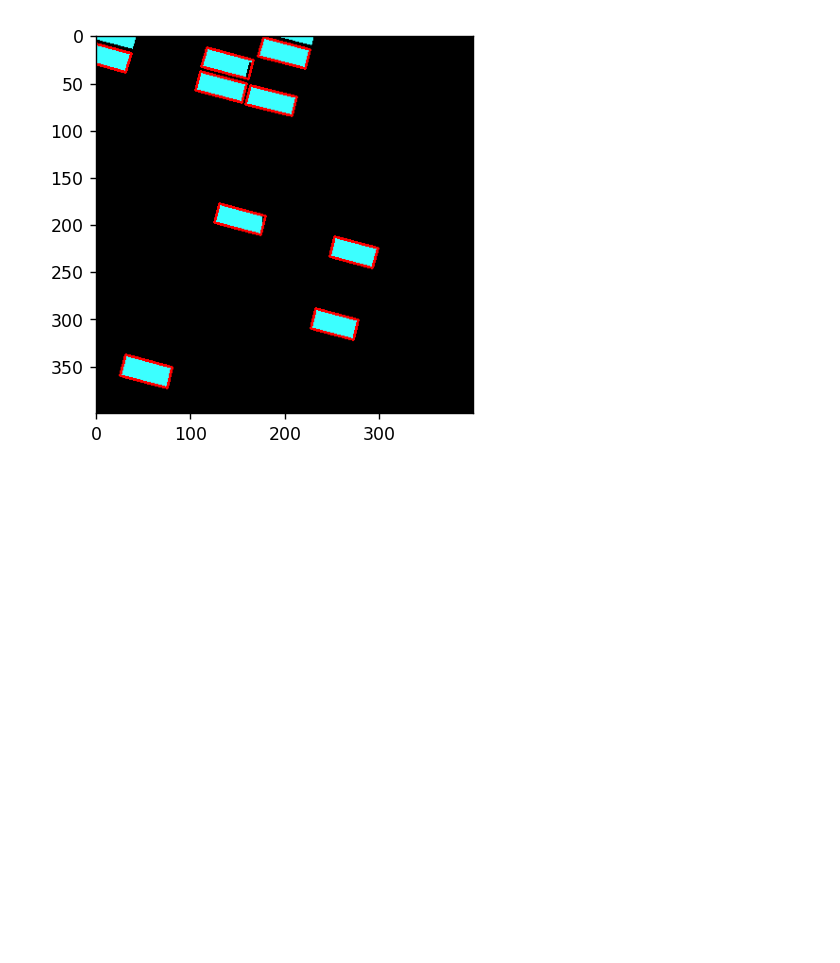
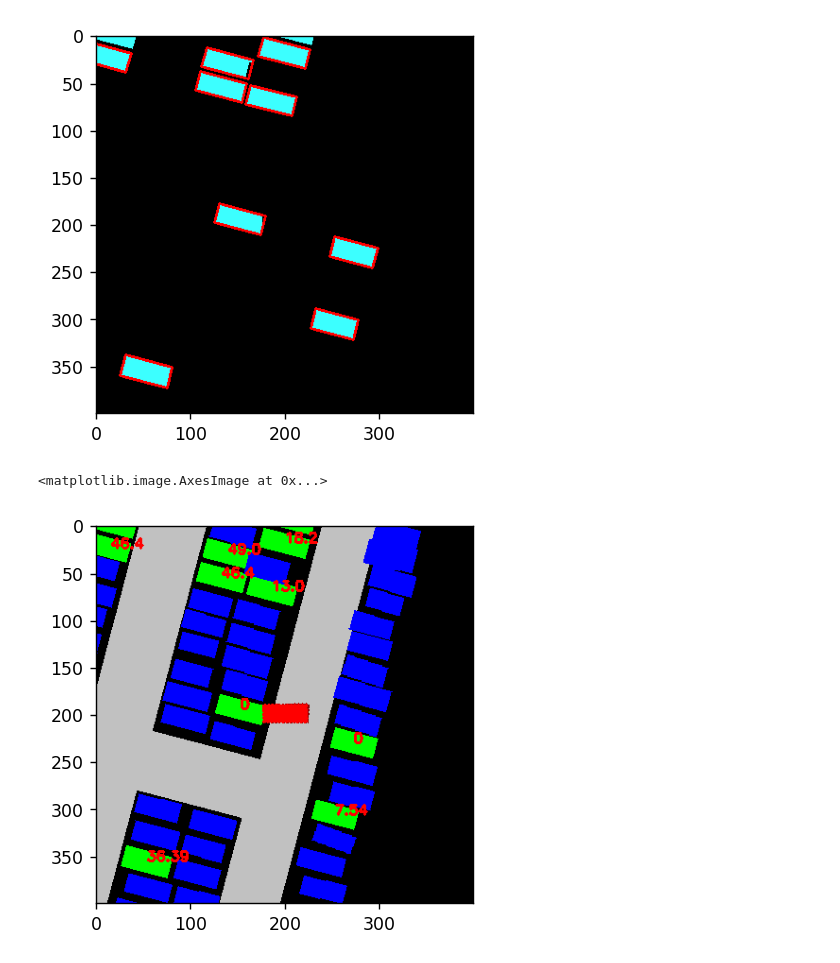
Before and after one commit to XuShenLZ/ParkSim, a Jupyter notebook: spot_detector/test_detector.ipynb, the cells around one changed output. Cells and saved outputs as stored; diff of their text form; code cells hidden in the pictures; blank space fills up the shorter version.

Commit message:
get spot cost along with detector

```diff
--- a/spot_detector/test_detector.ipynb
+++ b/spot_detector/test_detector.ipynb
@@ -60,3 +62,37 @@ plt.imshow(result_img)
 # %% [output]
 <matplotlib.image.AxesImage at 0x...>
 [figure]
+# %%
+waypoints_graph = WaypointsGraph()
+vis = Visualizer(ds)
+
+waypoints_graph.setup_with_vis(vis)
+# %%
+result_img_cost = np.array(img)
+
+global_state = ds.states_from_utm(frame['instances'][0])
+current_state = np.array([global_state['coords'][0], global_state['coords'][1], global_state['heading'], global_state['speed']])
+
+current_vertex_idx = waypoints_graph.search(current_state[:2])
+
+spot_loc_cost = []
+
+for rect in boxes:
+    center_pixel = np.array(rect[0])
+    center_ground = smt_vis.local_pixel_to_global_ground(current_state, center_pixel)
+    spot_vertex_idx = waypoints_graph.search(center_ground)
+
+    if spot_vertex_idx == current_vertex_idx:
+        cost_to_spot = 0
+    else:
+        planner = AStarPlanner(waypoints_graph.vertices[current_vertex_idx], waypoints_graph.vertices[spot_vertex_idx])
+        cost_to_spot = planner.solve().path_cost()
+
+    spot_loc_cost.append((center_ground, cost_to_spot))
+
+    cv2.putText(result_img_cost, str(np.around(cost_to_spot, 2)), center_pixel.astype('int32'), cv2.FONT_HERSHEY_SIMPLEX, 0.5, (255,0,0), 2)
+
+plt.imshow(result_img_cost)
+# %% [output]
+<matplotlib.image.AxesImage at 0x...>
+[figure, added]
```
Also changed, not shown: parts of 2 cells of this notebook, 5 other files.
